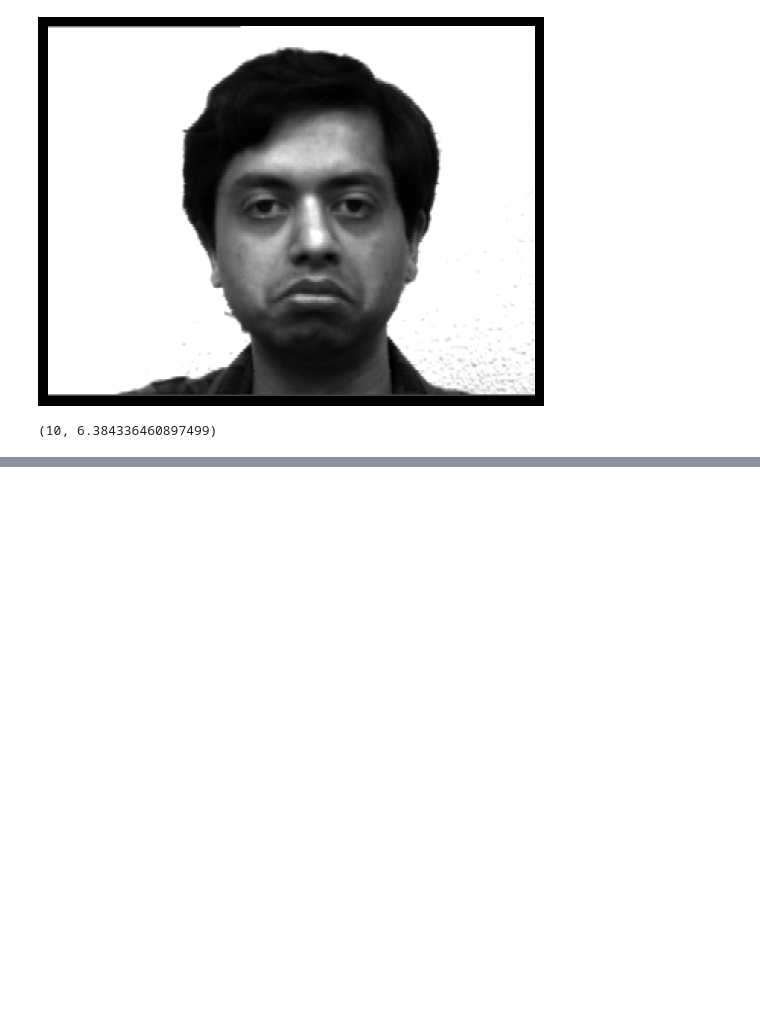
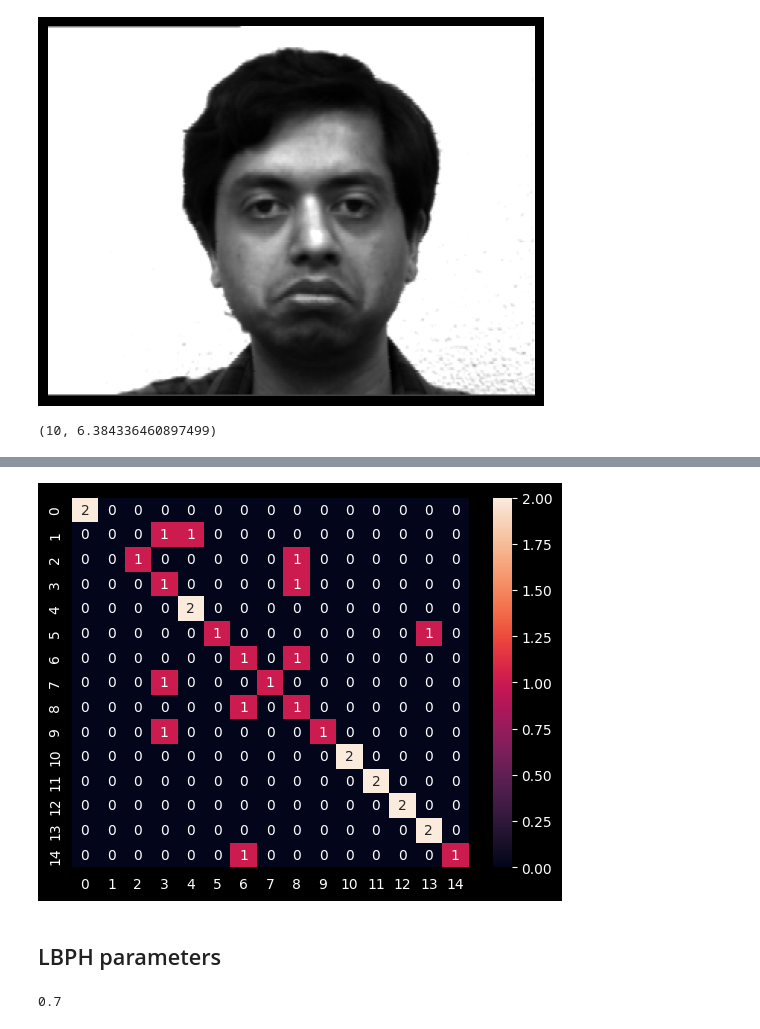
Before and after one commit to fedorakooo/Computer-Vision-Masterclass, a Jupyter notebook: 02_face_recognition.ipynb, the cells around one changed output, grey strips where cells are left out. Drawn from its saved outputs; the diff is of its cells as text; code cells hidden in the pictures; blank space fills up the shorter version.

```diff
--- a/02_face_recognition.ipynb
+++ b/02_face_recognition.ipynb
@@ -77,0 +150,7 @@ prediction
+# %%
+import seaborn
+seaborn.heatmap(cm, annot=True);
+# %% [output]
+[figure, added]
+# %% [markdown]
+## LBPH parameters
@@ -77,0 +175,5 @@ prediction
+# %%
+from sklearn.metrics import accuracy_score
+accuracy_score(expected_outputs, prediction)
+# %% [output]
+0.7
```
Also changed, not shown: parts of 38 cells of this notebook.
